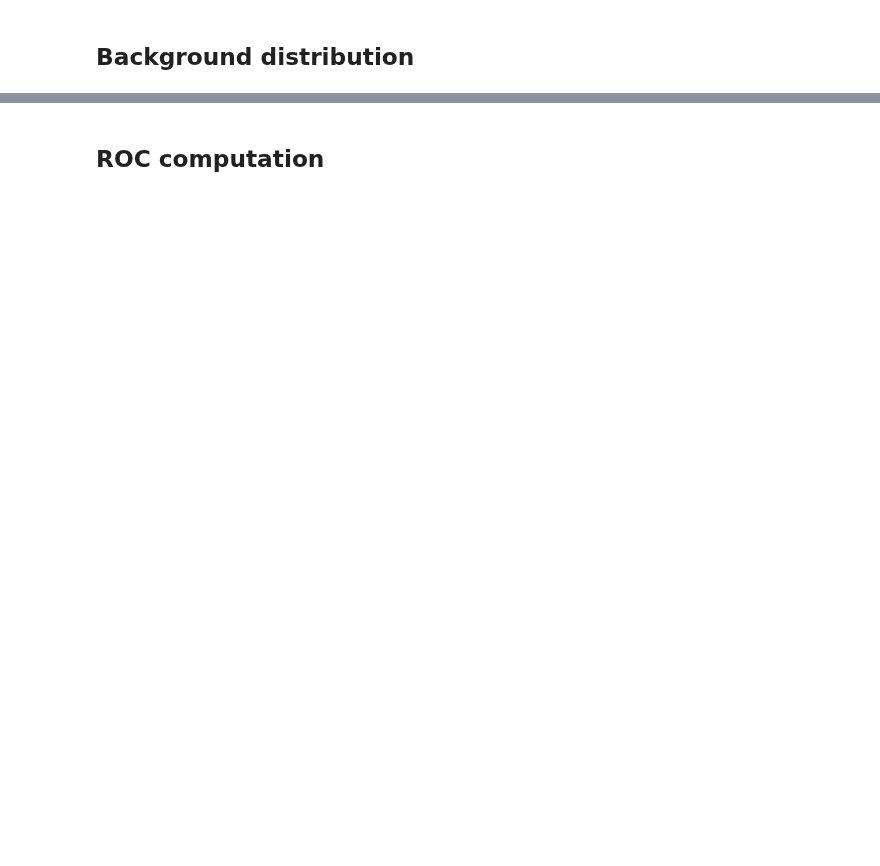
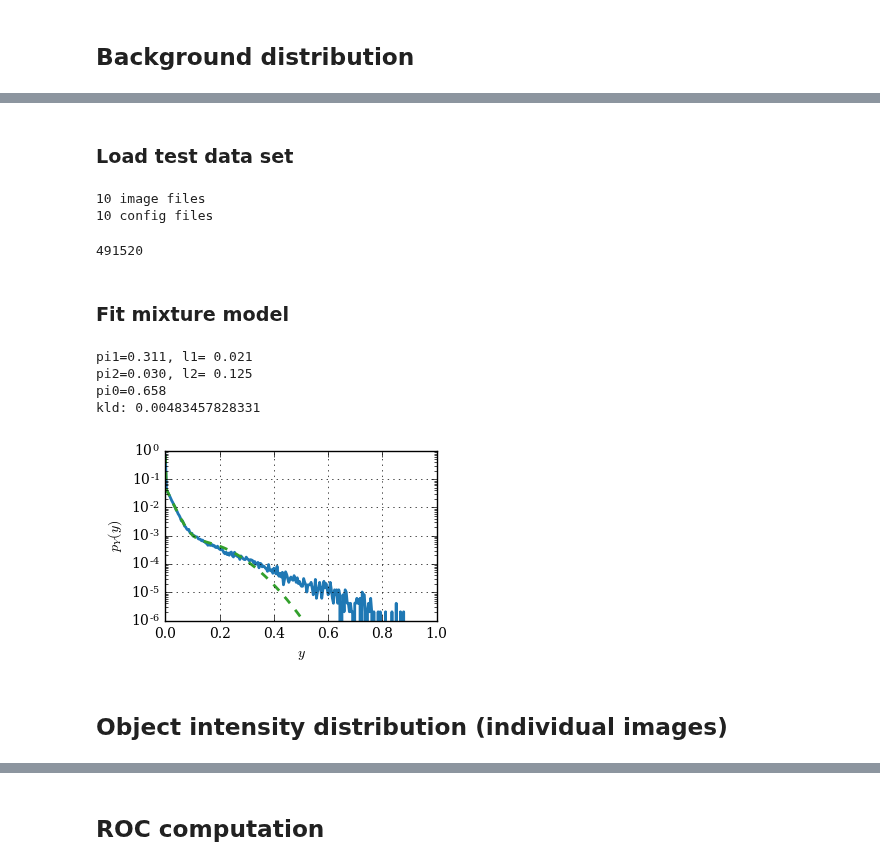
Before and after one commit to pvazteixeira/multibeam, a Jupyter notebook: dev/feature-mixture-model.ipynb, the cells around one changed output, grey strips where cells are left out. Cells and saved outputs as stored; diff of their text form; code cells hidden in the pictures; blank space fills up the shorter version.

```diff
--- a/dev/feature-mixture-model.ipynb
+++ b/dev/feature-mixture-model.ipynb
@@ -191,0 +124,73 @@ def grid_search_fit(x, h_test,N=100):
+# %% [markdown]
+### Load test data set
+# %%
+test_image_list = glob('../data/test/*.png') # window set to 2.25m to 11.25m
+print len(test_image_list),'image files'
+test_config_list = glob('../data/test/*.json')
+print len(test_config_list),'config files'
+# %% [output]
+10 image files
+10 config files
+# %%
+test_data = compile(test_image_list, test_config_list, didson, True)
+bins = np.linspace(0,1.0,256)
+h_test = np.histogram(test_data.flatten(),bins)
+h_test = h_test[0]/(np.sum(h_test[0])+0.0)     # normalize
+print len(test_data.flatten())
+# %% [output]
+491520
+# %% [markdown]
+### Fit mixture model
+# %%
+def mixture(x, pi1, pi2, l1, l2):
+    # zero bias
+    p0 = np.zeros_like(x)
+    p0[0]=1
+
+    # background
+    p1 = expon.pdf(x,0,l1)
+    p1/=np.sum(p1)
+
+    # object
+#     p2 = expon.pdf(x,0,l2)
+    p2 = rayleigh.pdf(x,0,l2)
+    p2/=np.sum(p2)
+
+    # mixture
+    p = (1-pi1-pi2)*p0 + pi1*p1 + pi2*p2
+#     print np.sum(p)
+    p/=np.sum(p)
+    return p
+
+x = bins[:-1]
+p, v = curve_fit(mixture, x, h_test, p0=[0.3, 0.02, 0.02, 0.15])
+
+print('pi1=%.3f, l1= %.3f' % (p[0], p[2]))
+print('pi2=%.3f, l2= %.3f' % (p[1], p[3]))
+print('pi0=%.3f' % (1-p[0]-p[1]))
+p_test = mixture(x,p[0],p[1],p[2],p[3])
+print 'kld:', kld(h_test, p_test)
+
+plt.figure(figsize=(3.5,3.5*5/8.0))
+# for i in range(0,512):
+#     hi = np.histogram(test_data[i,:],bins)
+#     plt.plot(bins[:-1],hi[0]/(np.sum(hi[0])+0.0),'.',color='#a6cee3',alpha=0.05)
+
+plt.plot(x, h_test,'-',color='#1f78b4',linewidth=2.0)
+# plt.plot(x, bg_est,'--',color='#b2df8a',linewidth=2.0)
+plt.plot(x, p_test,'--',color='#33a02c',linewidth=2.0)
+plt.yscale('log')
+plt.ylabel('$p_Y(y)$')
+plt.xlabel('$y$')
+plt.ylim([1e-6,1e0])
+plt.xlim([0,1.0])
+plt.grid()
+plt.savefig('test_mixture.pdf',dpi=600,bbox_inches='tight',transparent=True,pad_inches=0.02) # no transparency on eps!
+# %% [output]
+pi1=0.311, l1= 0.021
+pi2=0.030, l2= 0.125
+pi0=0.658
+kld: 0.00483457828331
+[figure, added]
+# %% [markdown]
+## Object intensity distribution (individual images)
```
Also changed, not shown: parts of 43 cells of this notebook, 3 other files.
